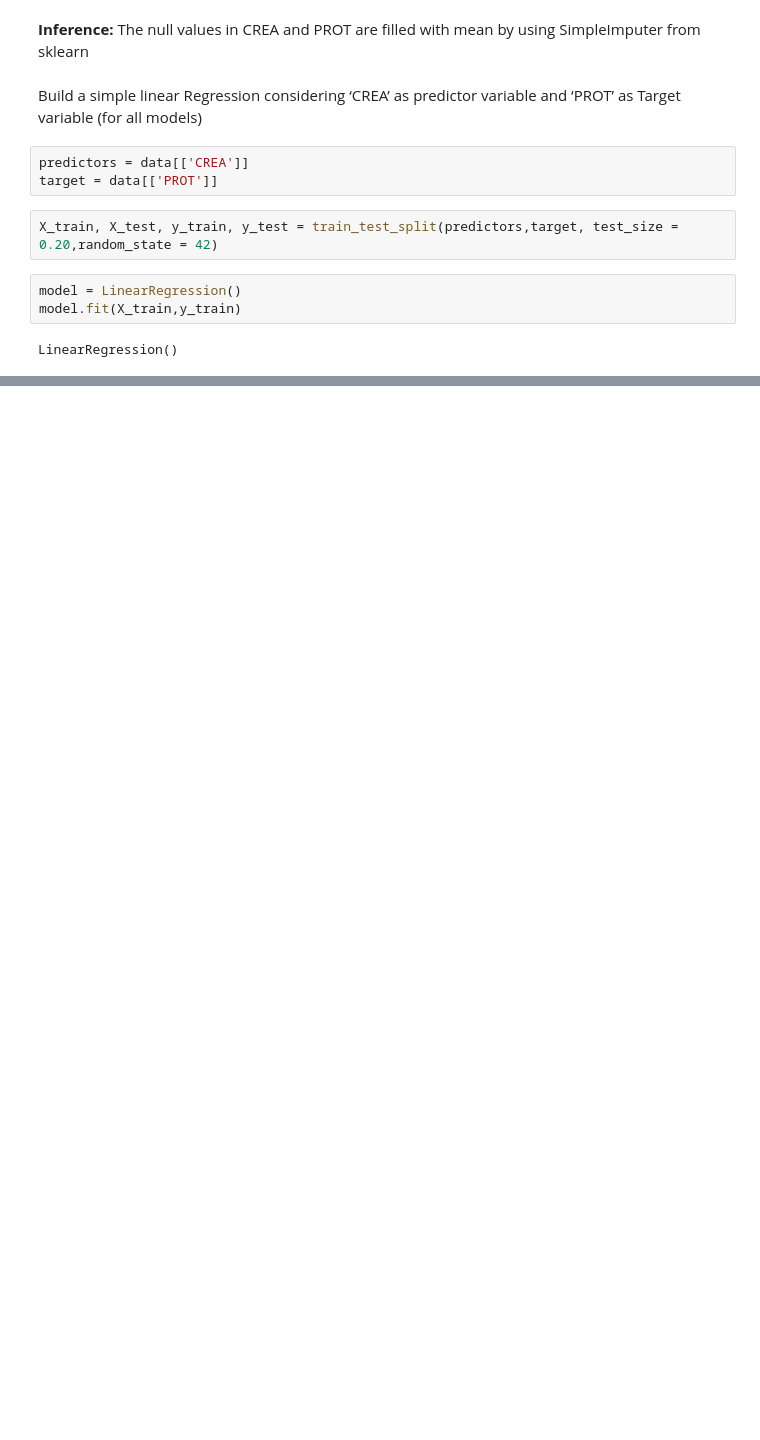
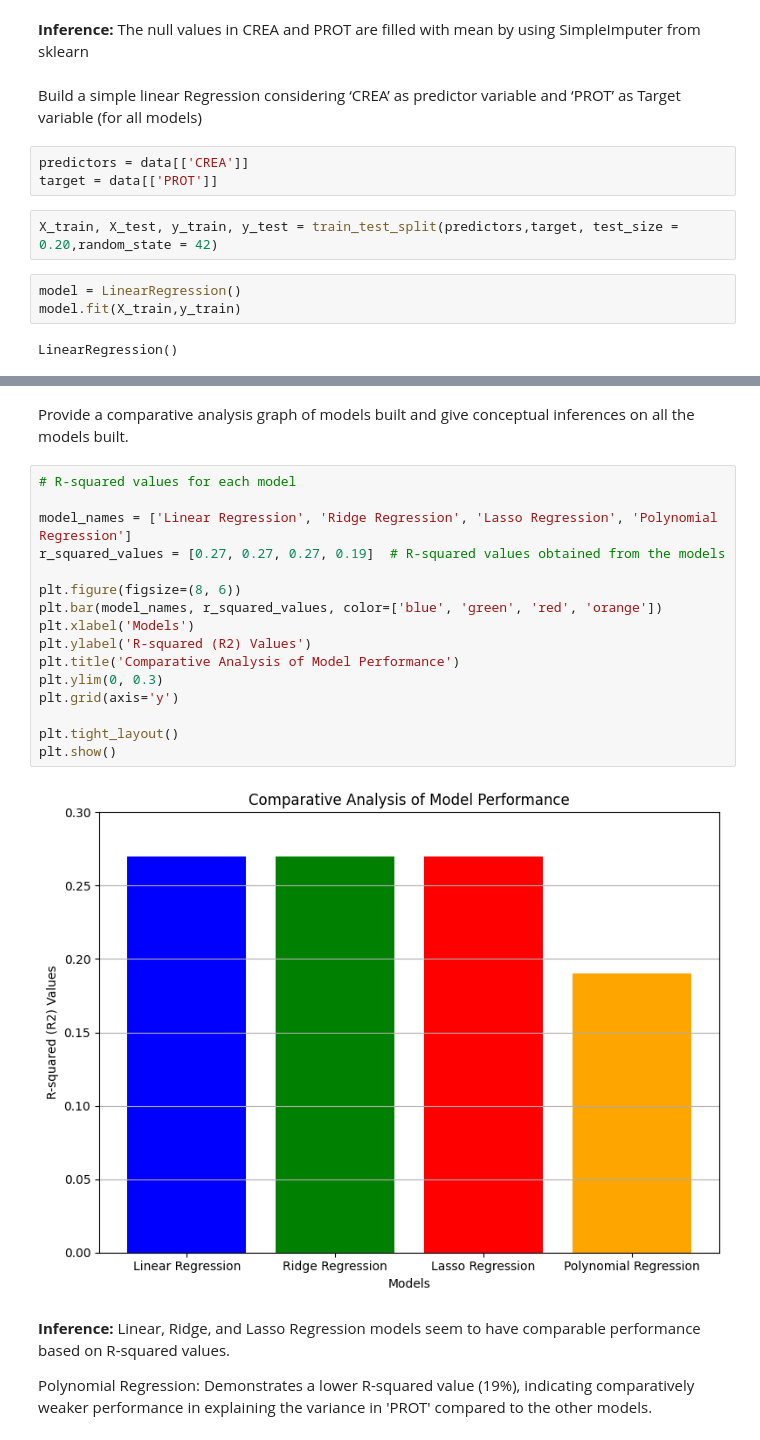
Before and after one commit to badrinarayanan02/machine_learning, a Jupyter notebook: 2348507_AMLlab5.ipynb, the cells around one changed output, grey strips where cells are left out. Saved outputs shown, nothing was run; the diff lists cells and outputs as text; blank space fills up the shorter version.

Commit message:
Analysis on laboratory data using different regression techniques

```diff
--- a/2348507_AMLlab5.ipynb
+++ b/2348507_AMLlab5.ipynb
@@ -105,0 +399,24 @@ LinearRegression()
+# %% [markdown]
+Provide a comparative analysis graph of models built and give conceptual inferences on all the models built.
+# %%
+# R-squared values for each model
+
+model_names = ['Linear Regression', 'Ridge Regression', 'Lasso Regression', 'Polynomial Regression']
+r_squared_values = [0.27, 0.27, 0.27, 0.19]  # R-squared values obtained from the models
+
+plt.figure(figsize=(8, 6))
+plt.bar(model_names, r_squared_values, color=['blue', 'green', 'red', 'orange'])
+plt.xlabel('Models')
+plt.ylabel('R-squared (R2) Values')
+plt.title('Comparative Analysis of Model Performance')
+plt.ylim(0, 0.3)
+plt.grid(axis='y')
+
+plt.tight_layout()
+plt.show()
+# %% [output]
+[figure, added]
+# %% [markdown]
+**Inference:** Linear, Ridge, and Lasso Regression models seem to have comparable performance based on R-squared values.
+
+Polynomial Regression: Demonstrates a lower R-squared value (19%), indicating comparatively weaker performance in explaining the variance in 'PROT' compared to the other models.
```
Also changed, not shown: parts of 41 cells of this notebook.
